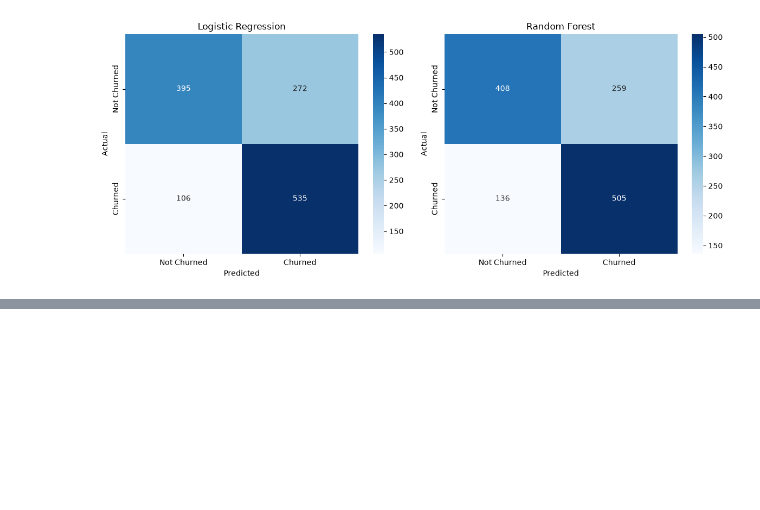
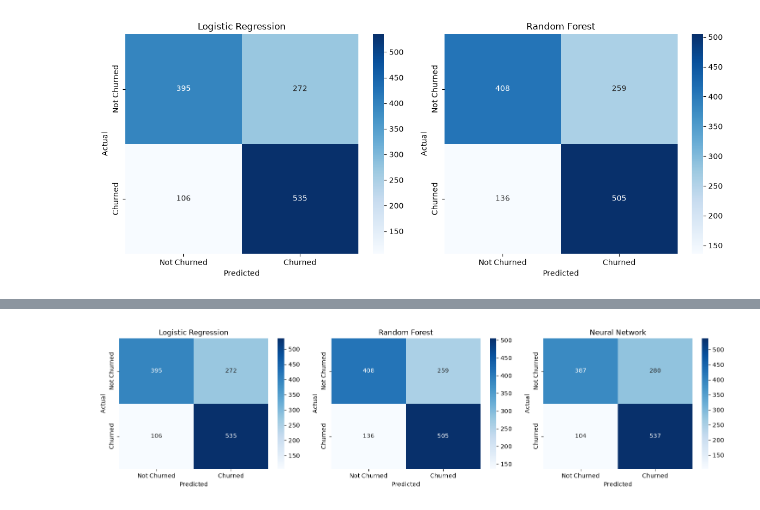
Before and after one commit to arqamowais/Hackathon-DSAI-Batch-1, a Jupyter notebook: Final_Hackathon.ipynb, the cells around one changed output, grey strips where cells are left out. Drawn from its saved outputs; the diff is of its cells as text; code cells hidden in the pictures; blank space fills up the shorter version.

```diff
--- a/Final_Hackathon.ipynb
+++ b/Final_Hackathon.ipynb
@@ -1277,0 +1359,18 @@ plt.show()
+# %%
+# Train the neural network
+
+early_stopping = EarlyStopping(
+    monitor="val_loss",
+    patience=10,
+    restore_best_weights=True
+)
+
+history = nn_model.fit(
+    X_train_nn,
+    y_train,
+    validation_split=0.2,
+    epochs=100,
+    batch_size=32,
+    callbacks=[early_stopping],
+    verbose=1
+)
@@ -1277,0 +1481,34 @@ plt.show()
+# %%
+# Compare confusion matrices
+models_predictions = {
+    "Logistic Regression": logistic_model.predict(X_test),
+    "Random Forest": random_forest_model.predict(X_test),
+    "Neural Network": nn_predictions
+}
+
+fig, axes = plt.subplots(1, 3, figsize=(15, 4))
+
+for ax, (name, predictions) in zip(
+    axes,
+    models_predictions.items()
+):
+    cm = confusion_matrix(y_test, predictions)
+
+    sns.heatmap(
+        cm,
+        annot=True,
+        fmt="d",
+        cmap="Blues",
+        ax=ax,
+        xticklabels=["Not Churned", "Churned"],
+        yticklabels=["Not Churned", "Churned"]
+    )
+
+    ax.set_title(name)
+    ax.set_xlabel("Predicted")
+    ax.set_ylabel("Actual")
+
+plt.tight_layout()
+plt.show()
+# %% [output]
+[figure, added]
```
Also changed, not shown: parts of 9 cells of this notebook.
